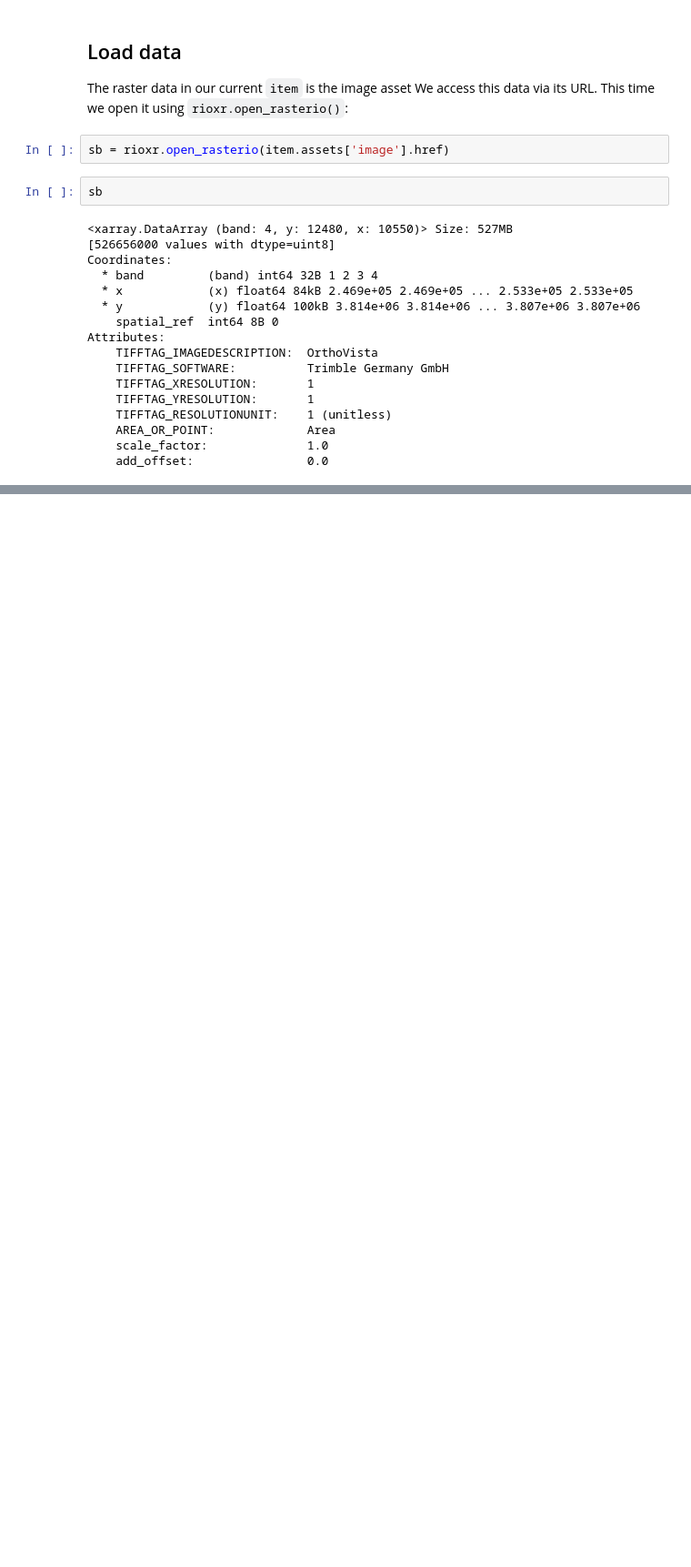
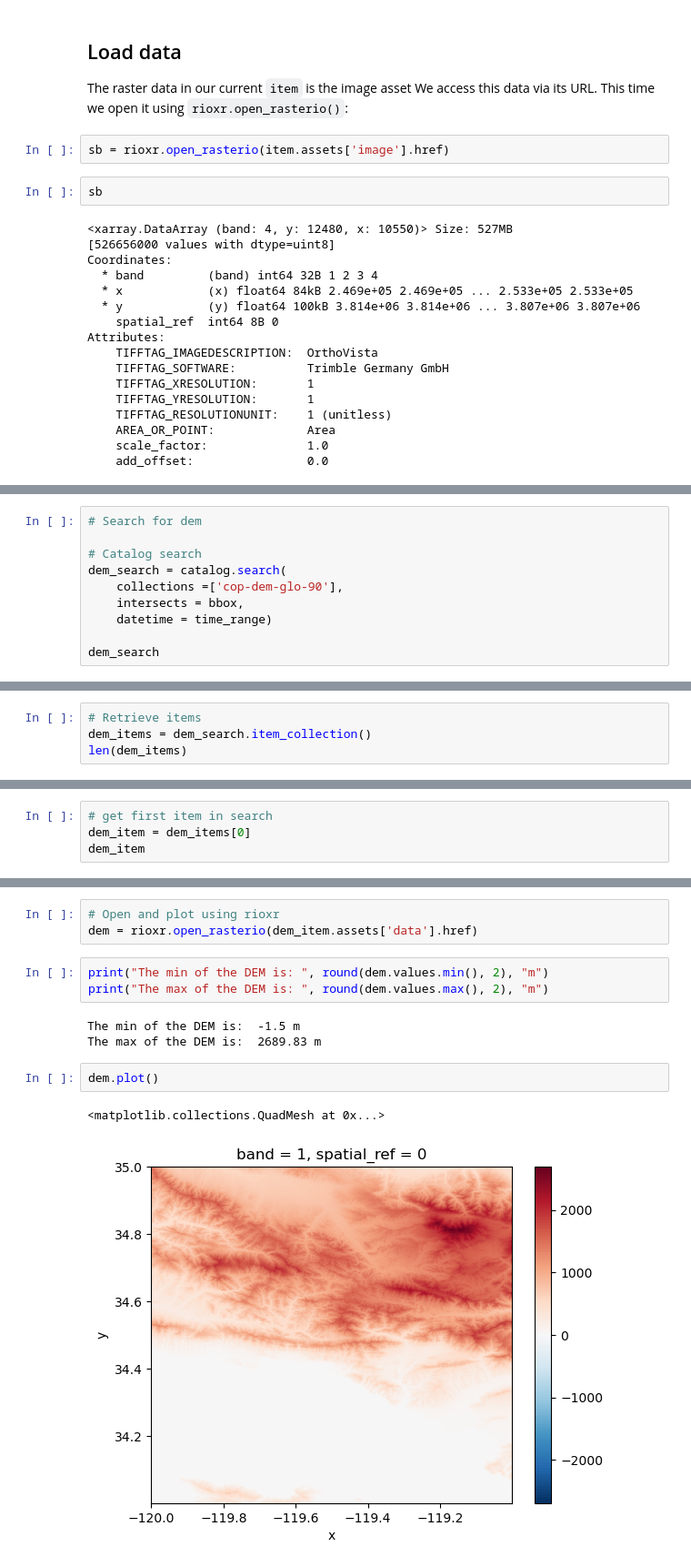
Before and after one commit to nicolelpepper/eds220-2024-in-class, a Jupyter notebook: week-9-STAC-STUDENTS.ipynb, the cells around one changed output, grey strips where cells are left out. Shown at 91% size. Saved outputs shown, nothing was run; the diff lists cells and outputs as text; blank space fills up the shorter version.

```diff
--- a/week-9-STAC-STUDENTS.ipynb
+++ b/week-9-STAC-STUDENTS.ipynb
@@ -213,0 +228,10 @@ Attributes:
+# %%
+# Search for dem
+
+# Catalog search
+dem_search = catalog.search(
+    collections =['cop-dem-glo-90'],
+    intersects = bbox,
+    datetime = time_range)
+
+dem_search
@@ -213,0 +240,4 @@ Attributes:
+# %%
+# Retrieve items
+dem_items = dem_search.item_collection()
+len(dem_items)
@@ -213,0 +246,4 @@ Attributes:
+# %%
+# get first item in search
+dem_item = dem_items[0]
+dem_item
@@ -213,0 +281,14 @@ Attributes:
+# %%
+# Open and plot using rioxr
+dem = rioxr.open_rasterio(dem_item.assets['data'].href)
+# %%
+print("The min of the DEM is: ", round(dem.values.min(), 2), "m")
+print("The max of the DEM is: ", round(dem.values.max(), 2), "m")
+# %% [output]
+The min of the DEM is:  -1.5 m
+The max of the DEM is:  2689.83 m
+# %%
+dem.plot()
+# %% [output]
+<matplotlib.collections.QuadMesh at 0x...>
+[figure, added]
```
Also changed, not shown: parts of 10 cells of this notebook.
